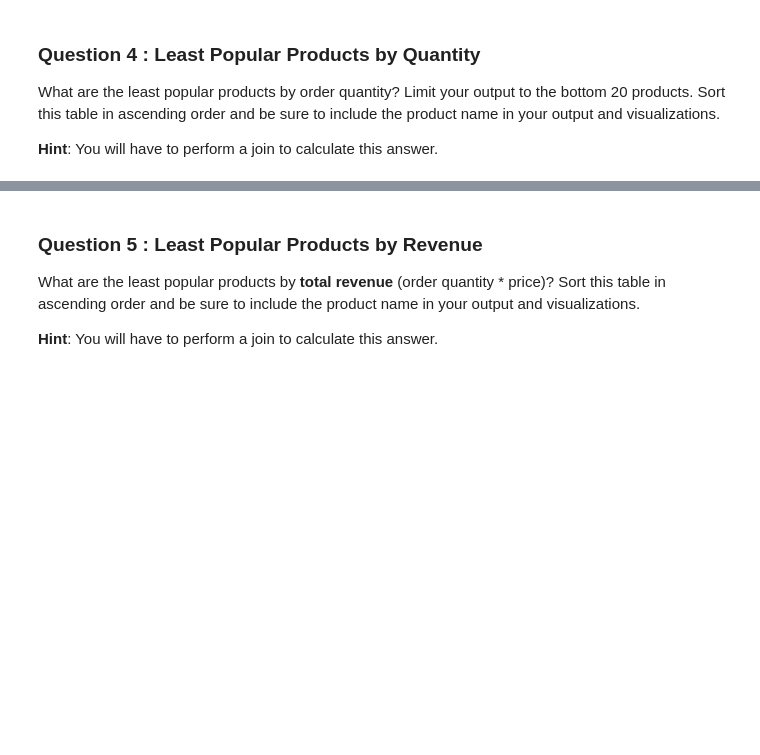
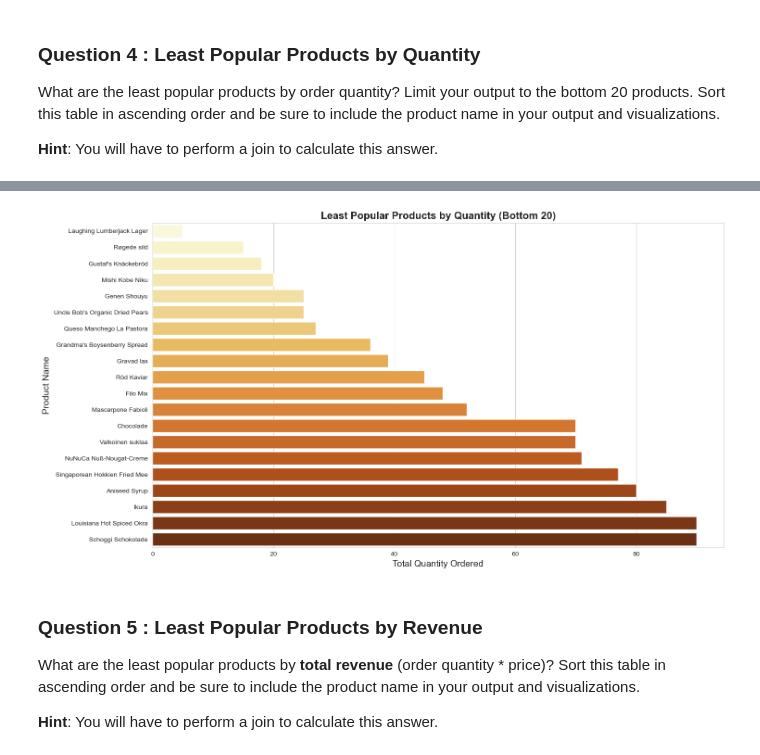
Before and after one commit to jesseniadia/Ad-Hoc-Data-Reporting, a Jupyter notebook: adhoc-sql (TLab 4)/adhoc_report.ipynb, the cells around one changed output, grey strips where cells are left out. Drawn from its saved outputs; the diff is of its cells as text; code cells hidden in the pictures; blank space fills up the shorter version.

```diff
--- a/adhoc-sql (TLab 4)/adhoc_report.ipynb
+++ b/adhoc-sql (TLab 4)/adhoc_report.ipynb
@@ -141,11 +199,16 @@ What are the least popular products by order quantity? Limit your output to the
 **Hint**: You will have to perform a join to calculate this answer.
 # %%
 # TODO: Write a SQL query which will answer the question above.
-SELECT p.ProductName, SUM()
-GROUP BY
-ORDER BY
+cursor.execute("""
+SELECT p.ProductName, SUM(od.Quantity) AS TotalQuantity
+FROM OrderDetails od
+JOIN Products p ON od.ProductID = p.ProductID
+GROUP BY p.ProductName
+ORDER BY TotalQuantity ASC
+LIMIT 20;
+""")
 
 # TODO: Fetch your list of tuples and print it out
-rows = cursor.fetchall()
-rows
+Least_Pop_Quantity = cursor.fetchall()
+Least_Pop_Quantity
 # %% [output]
@@ -158,0 +235,3 @@ SyntaxError: invalid syntax (1767356402.py, line 2)
+# %%
+Least_Pop_Quantity_df = pd.DataFrame(Least_Pop_Quantity, columns=["ProductName", "TotalQuantity"])
+Least_Pop_Quantity_df
@@ -159,3 +256,26 @@ SyntaxError: invalid syntax (1767356402.py, line 2)
+# %%
+Least_Pop_Quantity_df = Least_Pop_Quantity_df.sort_values("TotalQuantity", ascending=True)
+
+plt.figure(figsize=(15, 8))
+palette = sns.color_palette("YlOrBr", len(Least_Pop_Quantity))
+
+sns.barplot(
+    data=Least_Pop_Quantity_df,
+    x="TotalQuantity",
+    y="ProductName",
+    hue="ProductName",
+    palette=palette,
+    dodge=False,
+    legend=False
+)
+
+plt.title("Least Popular Products by Quantity (Bottom 20)", fontsize=16, weight='bold')
+plt.xlabel("Total Quantity Ordered", fontsize=14)
+plt.ylabel("Product Name", fontsize=14)
+plt.tight_layout()
+plt.show()
+# %% [output]
+[figure, added]
 # %% [markdown]
 ### Question 5 : Least Popular Products by Revenue
 
```
Also changed, not shown: parts of 11 cells of this notebook.
